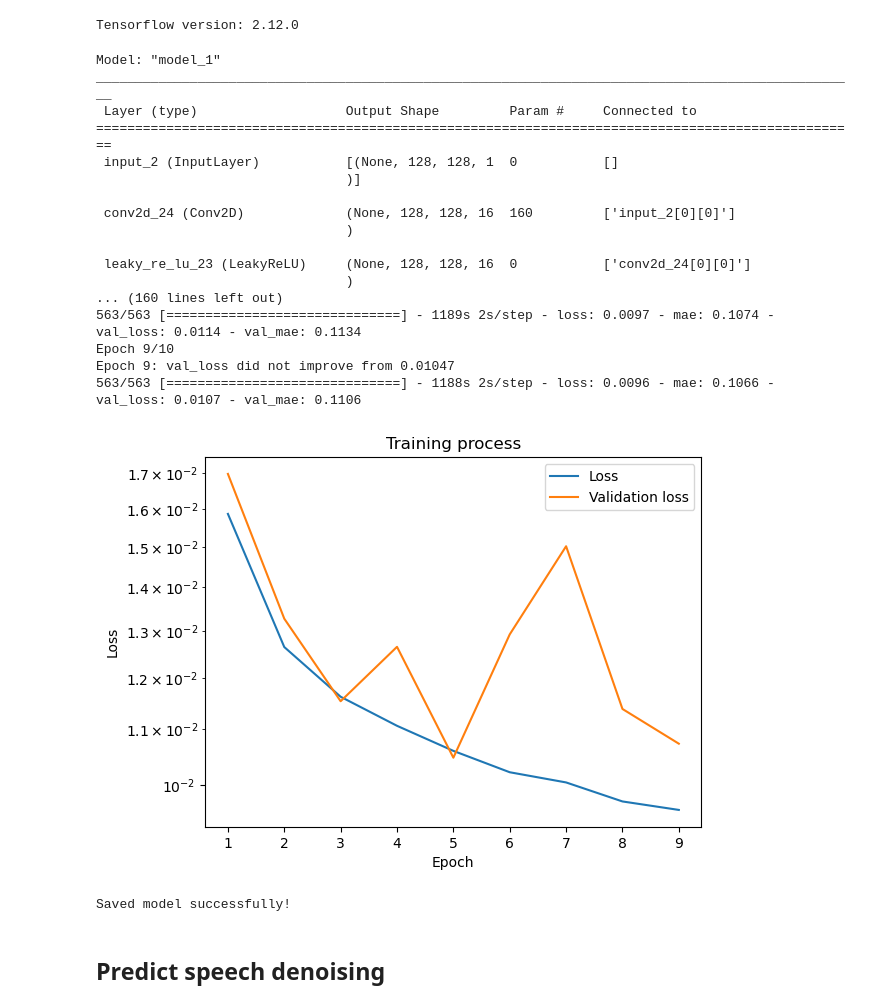
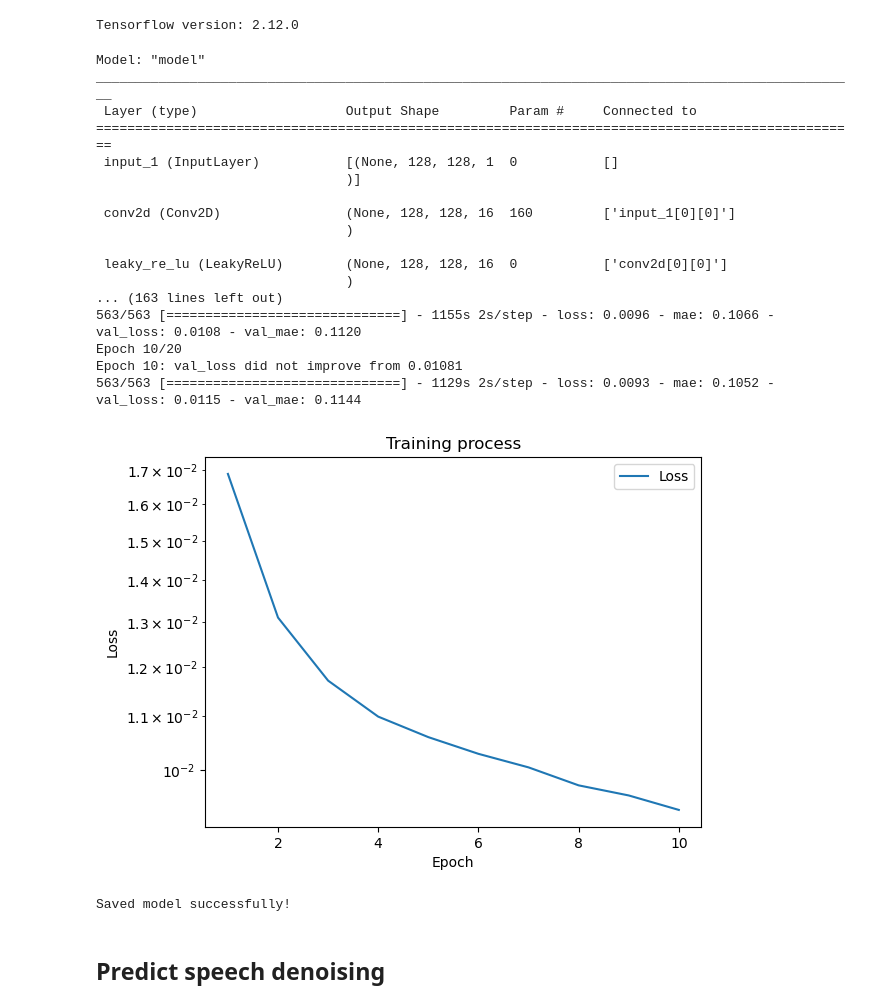
Before and after one commit to bdbao/AI-Noise-Reduction-in-Speech, a Jupyter notebook: Notebooks/Train_Predict_Visualize.ipynb, the cells around one changed output. Drawn from its saved outputs; the diff is of its cells as text; code cells hidden in the pictures.

```diff
--- a/Notebooks/Train_Predict_Visualize.ipynb
+++ b/Notebooks/Train_Predict_Visualize.ipynb
@@ -466,7 +472,7 @@ def training(path_save_spectrogram, weights_path, name_model, training_from_scra
     epochs = range(1, len(loss) + 1)
 
     plt.plot(epochs, loss, label='Loss')
-    plt.plot(epochs, val_loss, label='Validation loss')
+#     plt.plot(epochs, val_loss, label='Validation loss')
     plt.yscale('log')
     plt.xlabel('Epoch')
     plt.ylabel('Loss')
@@ -487,37 +493,37 @@ Tensorflow version: 2.12.0
 # %%
 # Path were to read spectrograms of noisy voice and clean voice
 path_save_spectrogram = '/kaggle/working/save_spectrogram/'
 # path to find pre-trained weights / save models
 weights_path = '/kaggle/working/weights_folder/'
 # pre trained model
 name_model = 'model_unet'
 # Training from scratch vs training from pre-trained weights
 training_from_scratch = True
 # epochs for training
-epochs = 10
+epochs = 20
 # batch size for training
 batch_size = 16
 
 training(path_save_spectrogram, weights_path, name_model, training_from_scratch, epochs, batch_size)
 # %% [output]
-Model: "model_1"
+Model: "model"
 __________________________________________________________________________________________________
  Layer (type)                   Output Shape         Param #     Connected to
 ==================================================================================================
- input_2 (InputLayer)           [(None, 128, 128, 1  0           []
+ input_1 (InputLayer)           [(None, 128, 128, 1  0           []
                                 )]
 
- conv2d_24 (Conv2D)             (None, 128, 128, 16  160         ['input_2[0][0]']
+ conv2d (Conv2D)                (None, 128, 128, 16  160         ['input_1[0][0]']
                                 )
 
- leaky_re_lu_23 (LeakyReLU)     (None, 128, 128, 16  0           ['conv2d_24[0][0]']
+ leaky_re_lu (LeakyReLU)        (None, 128, 128, 16  0           ['conv2d[0][0]']
                                 )
-... (160 lines left out)
-563/563 [==============================] - 1189s 2s/step - loss: 0.0097 - mae: 0.1074 - val_loss: 0.0114 - val_mae: 0.1134
-Epoch 9/10
-Epoch 9: val_loss did not improve from 0.01047
-563/563 [==============================] - 1188s 2s/step - loss: 0.0096 - mae: 0.1066 - val_loss: 0.0107 - val_mae: 0.1106
+... (163 lines left out)
+563/563 [==============================] - 1155s 2s/step - loss: 0.0096 - mae: 0.1066 - val_loss: 0.0108 - val_mae: 0.1120
+Epoch 10/20
+Epoch 10: val_loss did not improve from 0.01081
+563/563 [==============================] - 1129s 2s/step - loss: 0.0093 - mae: 0.1052 - val_loss: 0.0115 - val_mae: 0.1144
-[figure, old version]
+[figure, new version]
 Saved model successfully!
 # %% [markdown]
 ## Predict speech denoising
```
Also changed, not shown: parts of 7 cells of this notebook.
